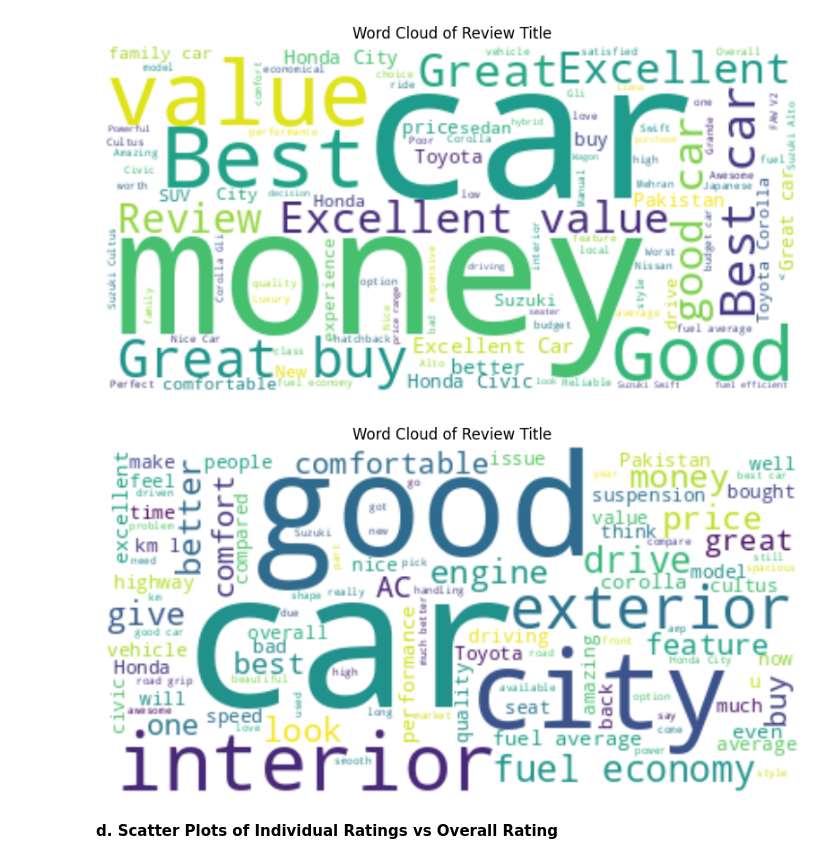
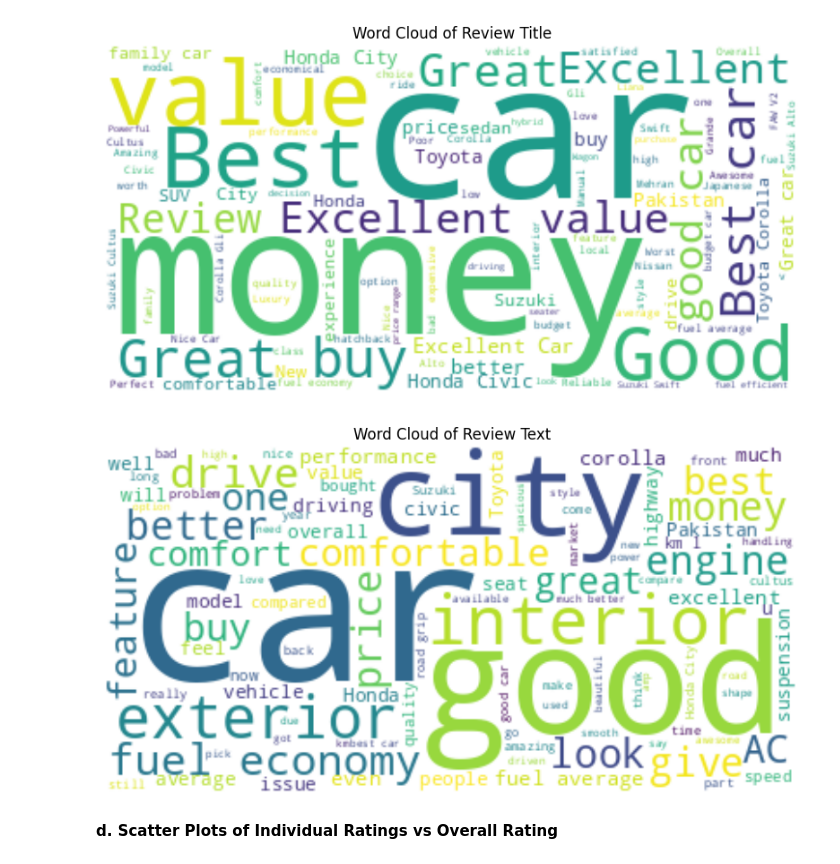
Before and after one commit to Muneeb-03/CS334-PakWheels-Project, a Jupyter notebook: project.ipynb, the cells around one changed output. Cells and saved outputs as stored; diff of their text form; code cells hidden in the pictures.

```diff
--- a/project.ipynb
+++ b/project.ipynb
@@ -749,14 +749,14 @@ plt.show()
 # %%
 text = " ".join(review for review in reviews_df['review_text'])
 wordcloud = WordCloud(max_words=100, background_color="white").generate(text)
 
 plt.figure(figsize=(10, 6))
 plt.imshow(wordcloud, interpolation='bilinear')
 plt.axis("off")
-plt.title('Word Cloud of Review Title')
+plt.title('Word Cloud of Review Text')
 plt.show()
 # %% [output]
-[figure, old version]
+[figure, new version]
 # %% [markdown]
 **d. Scatter Plots of Individual Ratings vs Overall Rating**
 # %%
```
